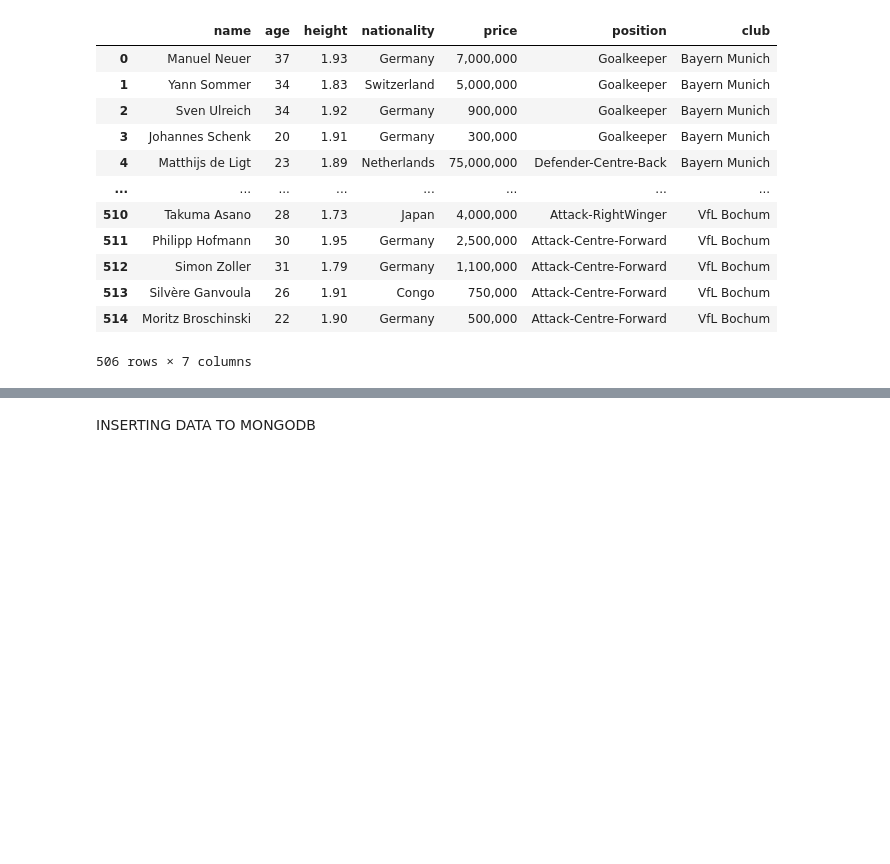
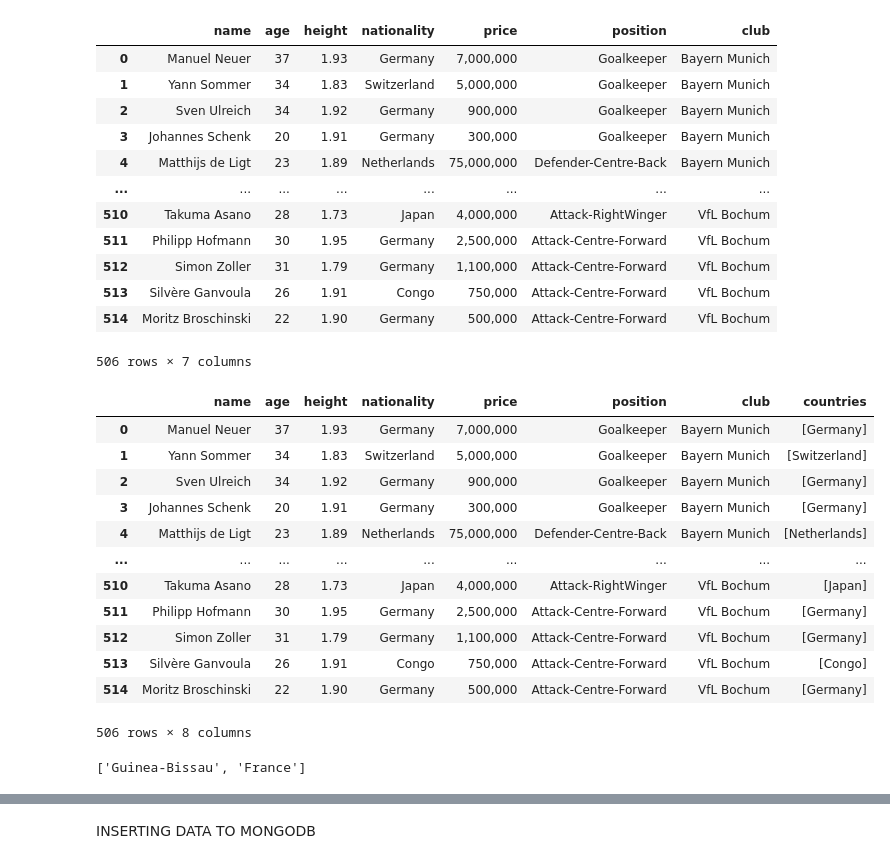
Before and after one commit to nazirAIverse/bundesliga-players-mongodb, a Jupyter notebook: notebooks/db_bundesliga_players.ipynb, the cells around one changed output, grey strips where cells are left out. Drawn from its saved outputs; the diff is of its cells as text; code cells hidden in the pictures; blank space fills up the shorter version.

Commit message:
Nationality column cleaned and reorganized to Countries column, also made some improvements in ODM side.

```diff
--- a/notebooks/db_bundesliga_players.ipynb
+++ b/notebooks/db_bundesliga_players.ipynb
@@ -176,3 +176,38 @@ df
 | 513 | Silvère Ganvoula | 26 | 1.91 | Congo | 750,000 | Attack-Centre-Forward | VfL Bochum |
 | 514 | Moritz Broschinski | 22 | 1.90 | Germany | 500,000 | Attack-Centre-Forward | VfL Bochum |
 506 rows × 7 columns
+# %%
+countries = ["Afghanistan","Albania","Algeria","Angola","Argentina","Armenia","Austria","Australia","Barbados","Belgium","Bosnia-Herzegovina","Brazil","Bulgaria","Burkina Faso","Cameroon","Canada","Cape Verde","Colombia","Congo","Costa Rica","Croatia","Czech Republic","Denmark","Dominican Republic","DR Congo","Ecuador","Egypt","England","Finland","France","Gambia","Germany","Ghana","Greece","Guadeloupe","Guinea","Guinea-Bissau","Hungary","Iran","Ireland","Israel","Italy","Jamaica","Japan","Kenya","Kosovo","Korea, South","Liberia","Luxembourg","Mali","Malta","Martinique","Montenegro","Morocco","Netherlands","Nigeria","Norway","Philippines","Poland","Portugal","Réunion","Russia","Saudi Arabia","Senegal","Serbia","Slovakia","Slovenia","South Korea","Southern Sudan","Spain","Suriname","Sweden","Switzerland","Syria","Tanzania","Togo","Tunisia","Turkey","Ukraine","United States","Uruguay"]
+# %%
+def extract_countries(text):
+    text = " ".join(text.split())
+    found = []
+
+    for country in sorted(countries, key=len, reverse=True):
+        if country in text:
+            found.append(country)
+            text = text.replace(country, "").strip()
+
+    return found
+
+df["countries"] = df["nationality"].apply(extract_countries)
+# %%
+df
+# %% [output]
+|  | name | age | height | nationality | price | position | club | countries |
+| 0 | Manuel Neuer | 37 | 1.93 | Germany | 7,000,000 | Goalkeeper | Bayern Munich | [Germany] |
+| 1 | Yann Sommer | 34 | 1.83 | Switzerland | 5,000,000 | Goalkeeper | Bayern Munich | [Switzerland] |
+| 2 | Sven Ulreich | 34 | 1.92 | Germany | 900,000 | Goalkeeper | Bayern Munich | [Germany] |
+| 3 | Johannes Schenk | 20 | 1.91 | Germany | 300,000 | Goalkeeper | Bayern Munich | [Germany] |
+| 4 | Matthijs de Ligt | 23 | 1.89 | Netherlands | 75,000,000 | Defender-Centre-Back | Bayern Munich | [Netherlands] |
+| ... | ... | ... | ... | ... | ... | ... | ... | ... |
+| 510 | Takuma Asano | 28 | 1.73 | Japan | 4,000,000 | Attack-RightWinger | VfL Bochum | [Japan] |
+| 511 | Philipp Hofmann | 30 | 1.95 | Germany | 2,500,000 | Attack-Centre-Forward | VfL Bochum | [Germany] |
+| 512 | Simon Zoller | 31 | 1.79 | Germany | 1,100,000 | Attack-Centre-Forward | VfL Bochum | [Germany] |
+| 513 | Silvère Ganvoula | 26 | 1.91 | Congo | 750,000 | Attack-Centre-Forward | VfL Bochum | [Congo] |
+| 514 | Moritz Broschinski | 22 | 1.90 | Germany | 500,000 | Attack-Centre-Forward | VfL Bochum | [Germany] |
+506 rows × 8 columns
+# %%
+print(df.loc[5, "countries"])
+# %% [output]
+['Guinea-Bissau', 'France']
```
Also changed, not shown: parts of 20 cells of this notebook.
